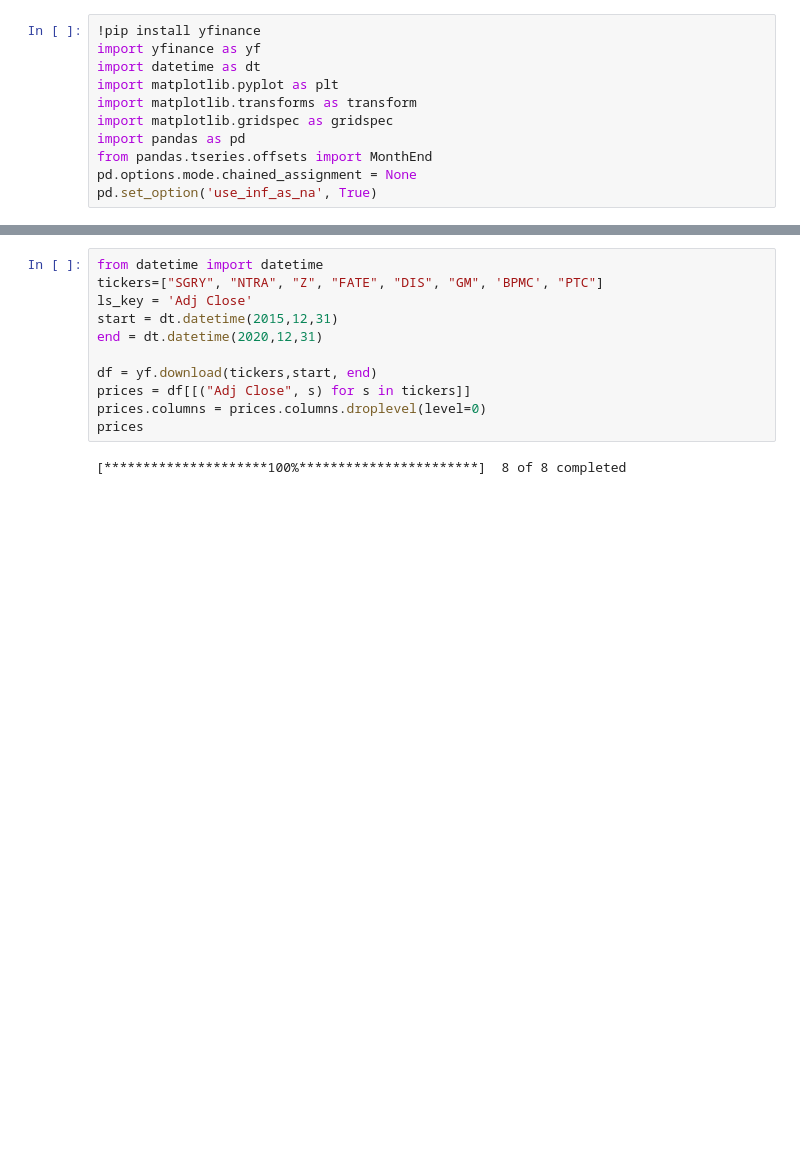
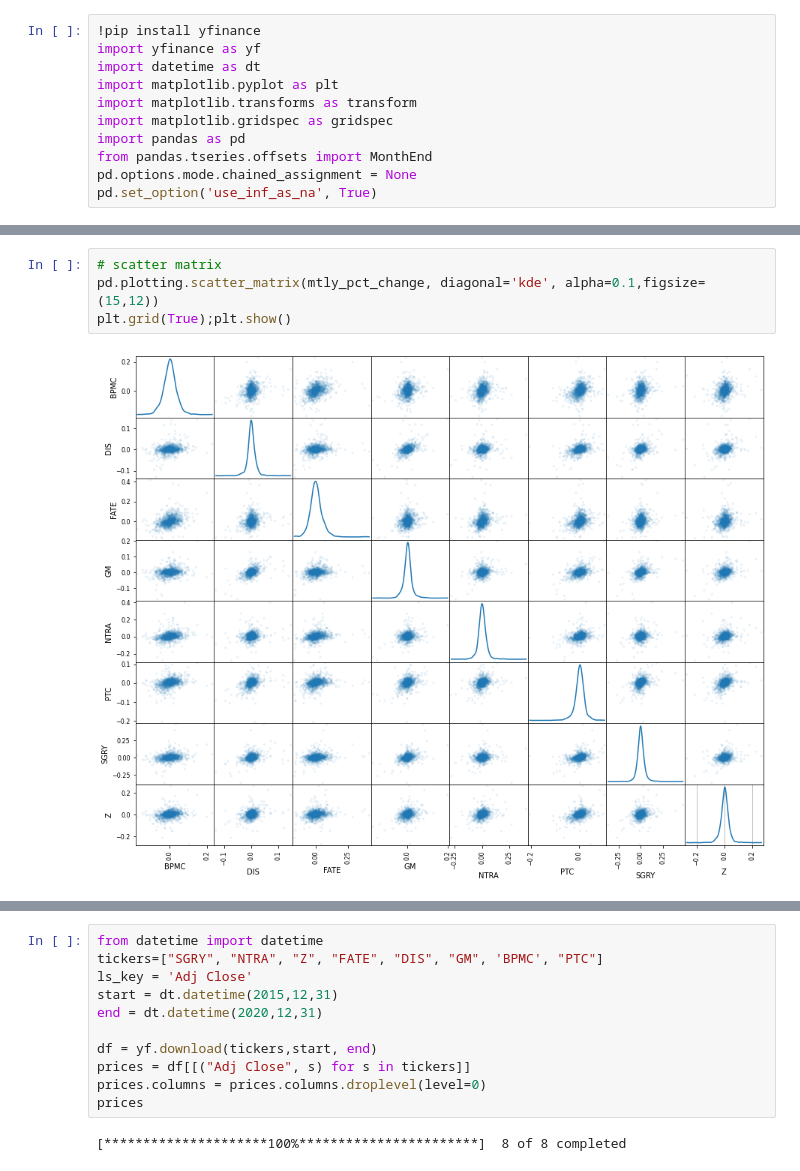
Before and after one commit to saritmaitra/Momentum_Trading, a Jupyter notebook: Monthly_Series_MomentumStrategy.ipynb, the cells around one changed output, grey strips where cells are left out. Saved outputs shown, nothing was run; the diff lists cells and outputs as text; blank space fills up the shorter version.

```diff
--- a/Monthly_Series_MomentumStrategy.ipynb
+++ b/Monthly_Series_MomentumStrategy.ipynb
@@ -13,0 +59,6 @@ pd.set_option('use_inf_as_na', True)
+# %%
+# scatter matrix
+pd.plotting.scatter_matrix(mtly_pct_change, diagonal='kde', alpha=0.1,figsize=(15,12))
+plt.grid(True);plt.show()
+# %% [output]
+[figure, added]
```
Also changed, not shown: parts of 3 cells of this notebook.
